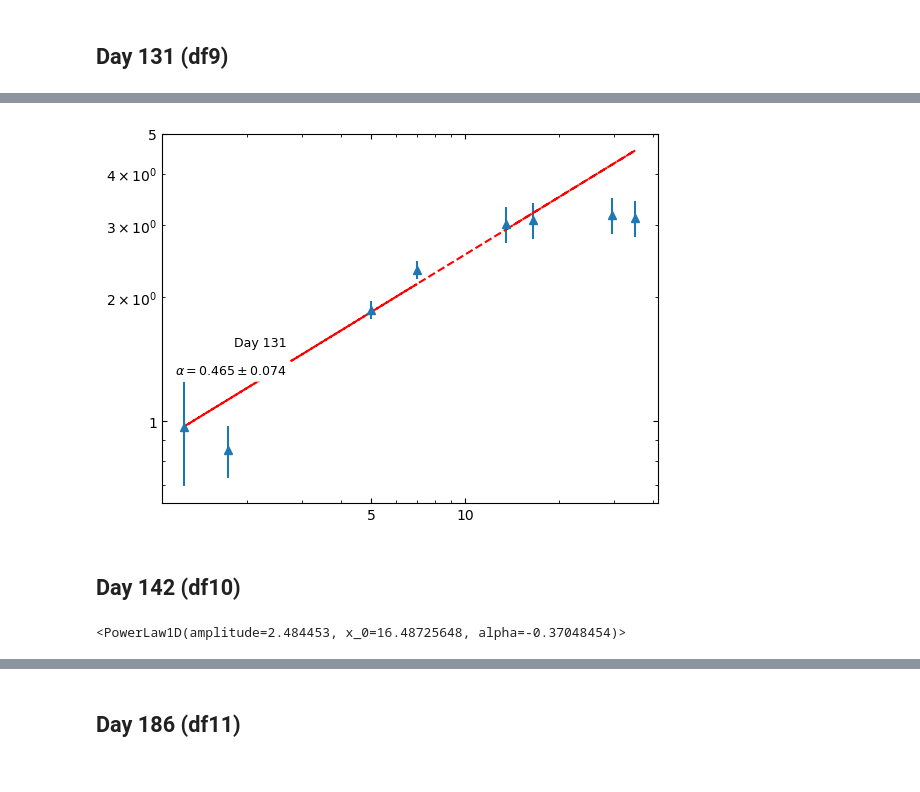
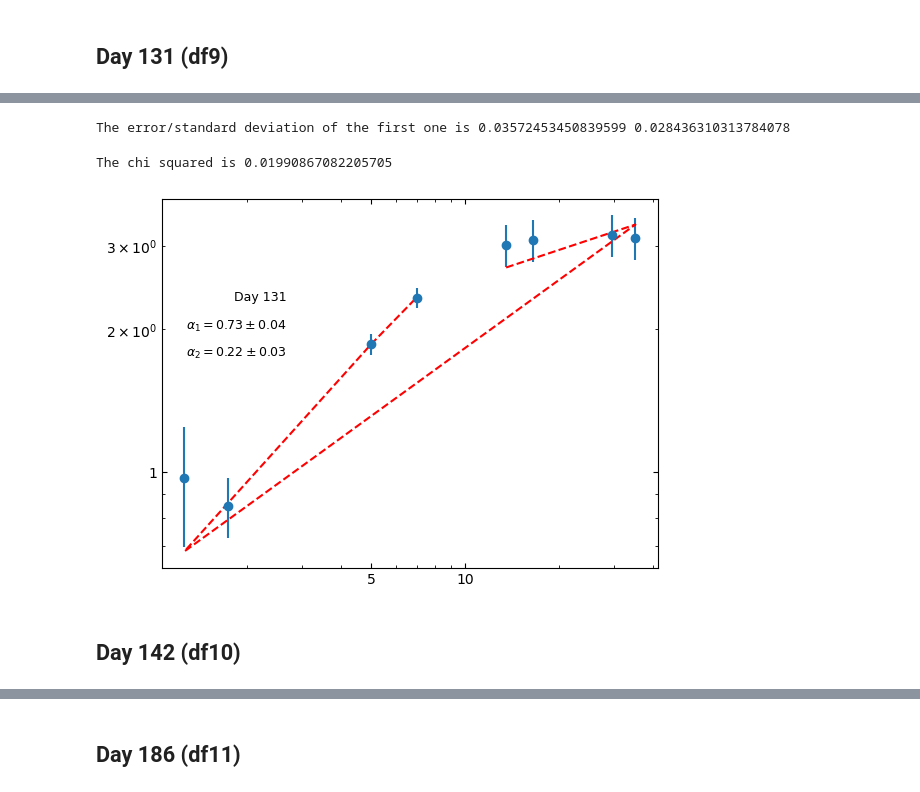
Before and after one commit to Wilhelm005/Research-Code, a Jupyter notebook: V392Per_Spectral_Index.ipynb, the cells around one changed output, grey strips where cells are left out. Cells and saved outputs as stored; diff of their text form; code cells hidden in the pictures.

```diff
--- a/V392Per_Spectral_Index.ipynb
+++ b/V392Per_Spectral_Index.ipynb
@@ -1273,0 +1304,16 @@ The error/standard deviation is 0.07354816632897618
+# %%
+#Input values for function above
+#Going through a range of x values (the point where the line breaks)
+#And different alpha 1 and alpha 2 values (the alpha values on either side of that break)
+
+x_val = np.arange(0.9,40,0.5)   #Going through a range of freq values from 0.1 to 40
+                                #because thats what my data ranges from, may be different for you
+
+a1 = np.arange(-1,0,0.2)
+a2 = np.arange(0,1,0.2)
+
+
+
+#Will output many BPL functions
+#Check through them, if they are very far off they won't work in fitBPL
+BM3 = bpl_func(x_val, y9, yerr9, a1, a2)
@@ -1273,0 +1325,6 @@ The error/standard deviation is 0.07354816632897618
+# %%
+#Apply error as weighting in the function
+
+weight9 = 1/ (np.power(yerr9,2))
+fw_BPL9 = fitBPL(BM3[50], x9, y9, weights=weight9)
+fw_BPL9
@@ -1274,21 +1353,63 @@ The error/standard deviation is 0.07354816632897618
+# %%
+#taking fvec
+fvec9 = np.array([-3.44965708, -2.77415523,  0.42250453,  2.16606848, -3.80127609,
+         0.78378499, -0.04994994,  0.57286339])
+var9 = np.var(fvec9)
+
+#taking cov_x
+cov_x9 = np.array([[4.59478700e-04, 2.40049000e-03, 1.08148444e-04, 1.07929764e-04],
+        [2.40049000e-03, 1.71621137e-02, 1.43733322e-03, 4.29292653e-04],
+        [1.08148444e-04, 1.43733322e-03, 2.90349654e-04, 1.35525272e-20],
+        [1.07929764e-04, 4.29292653e-04, 1.35525272e-20, 1.83964763e-04]])
+
+def stand(cov):
+    diag = np.diagonal(cov)
+    sd1 = np.sqrt(diag[0])
+    sd2 = np.sqrt(diag[1])
+    sd3 = np.sqrt(diag[2]) #err 1
+    sd4 = np.sqrt(diag[3]) #err 2
+    return(sd1,sd2,sd3, sd4)
+
+diag9 = stand(cov_x9*var9)
+
+#The last diagonal element corresponds to alpha
+#So here we are calculating the standard deviation on the slope
+
+#print(diag)  #prints standard deviations of all three variances
+
+print('The error/standard deviation of the first one is', diag9[2], diag9[3]) #Just showing the standard deviation on the slope
+# %% [output]
+The error/standard deviation of the first one is 0.03572453450839599 0.028436310313784078
+# %%
+Xhi = cs(df9['Flux (mJy)'][mask], fw_BPL9( df9["Freq (GHz)"][mask] ))
+print("The chi squared is", Xhi/(8-4))
+# %% [output]
+The chi squared is 0.01990867082205705
 # %%
 #plotting to check
 fig,ax = plt.subplots()
 mask = df9['Flux (mJy)'] > 3 * df9['eFlux (mJy)']  # apply detection threshold
+mask2 = df9['Flux (mJy)'] < 3 * df9['eFlux (mJy)']  # apply detection threshold
 if mask.any():  # proceed only if at least one detection
-    ax.errorbar(df9['Freq (GHz)'][mask], df9['Flux (mJy)'][mask], yerr=yerr9, fmt='^')
+    ax.errorbar(df9['Freq (GHz)'][mask], df9['Flux (mJy)'][mask], yerr=yerr9, fmt='o')
+    ax.scatter(df9['Freq (GHz)'][mask2], (df9['Flux (mJy)'][mask2] + 3*df9['eFlux (mJy)'][mask2]), marker='v')
     ax.set_xscale('log')
     ax.set_xticks([1, 5, 10, 50], labels=['1', '5', '10', '50'])
     ax.set_yscale('log')
     ax.set_yticks([1, 5, 10, 20, 50], labels=['1', '5', '10', '20', '50'])
-    ax.annotate('Day 131', xy=(90, 120), xycoords='axes points', size=9, ha='right', va='top', bbox=dict(boxstyle='round', fc='w', ec="w"))
+    ax.annotate('Day 131', xy=(90, 200), xycoords='axes points', size=9, ha='right', va='top', bbox=dict(boxstyle='round', fc='w', ec="w"))
     ax.tick_params(axis='both', which='both', direction='in', top=True, right=True)
-    ax.plot(df9['Freq (GHz)'][mask], fit_model_weights9(df9['Freq (GHz)'][mask]), 'r--')
-    ax.annotate('${\u03B1 = 0.465 \\pm 0.074}$', xy=(90, 100), xycoords='axes points', size=9, ha='right', va='top', bbox=dict(boxstyle='round', fc='w', ec="w"))
+
+    ax.plot(df9['Freq (GHz)'][mask], fw_BPL9(df9['Freq (GHz)'][mask]), 'r--')
+
+    ax.annotate('${\u03B1_1 = 0.73 \\pm 0.04}$', xy=(90, 180), xycoords='axes points', size=9, ha='right', va='top', bbox=dict(boxstyle='round', fc='w', ec="w"))
+    ax.annotate('${\u03B1_2 = 0.22 \\pm 0.03}$', xy=(90, 160), xycoords='axes points', size=9, ha='right', va='top', bbox=dict(boxstyle='round', fc='w', ec="w"))
+
+    #ax.annotate('${\u03B1 = 0.465 \\pm 0.074}$', xy=(90, 100), xycoords='axes points', size=9, ha='right', va='top', bbox=dict(boxstyle='round', fc='w', ec="w"))
 
 plt.show();
 # %% [output]
-[figure, old version]
+[figure, new version]
 # %% [markdown]
 ## Day 142 (df10)
 # %%
@@ -1301,6 +1422,7 @@ yerr10 = df10['eFlux (mJy)'][mask].values.tolist()
 # %%
 yerr10 = error(yerr10, x10, y10)
 # %%
+"""
 PL10 =  PowerLaw1D(amplitude = y10[0], x_0= x10[0], alpha= 4.5)
 
 #Initialize fitters
@@ -1319,6 +1441,5 @@ y_weight10 = 1/ (np.power(yerr10, 2))
 fit_model_weights10 = fit10(PL10, x10, y10, weights=y_weight10)
 
 fit_model_weights10
+""";
-# %% [output]
-<PowerLaw1D(amplitude=2.484453, x_0=16.48725648, alpha=-0.37048454)>
 # %%
```
Also changed, not shown: parts of 129 cells of this notebook, 1 other file.
